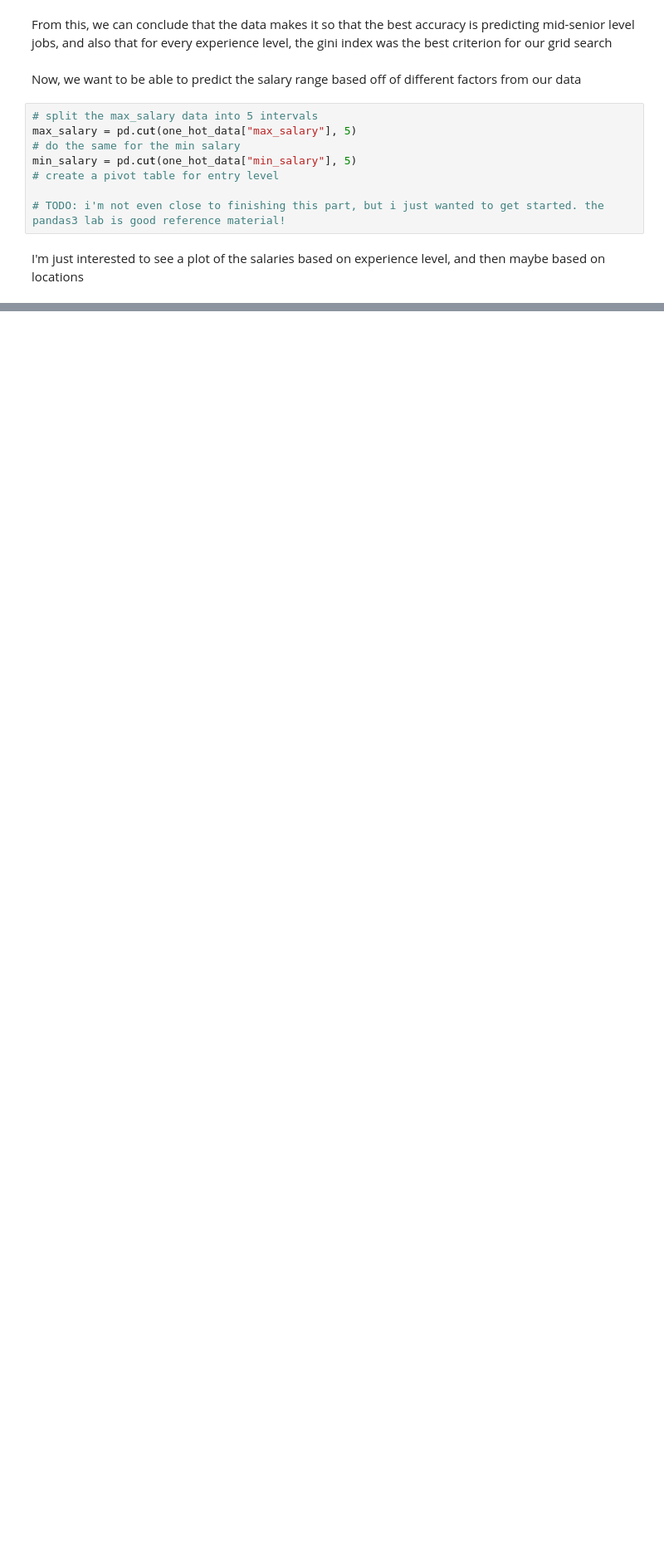
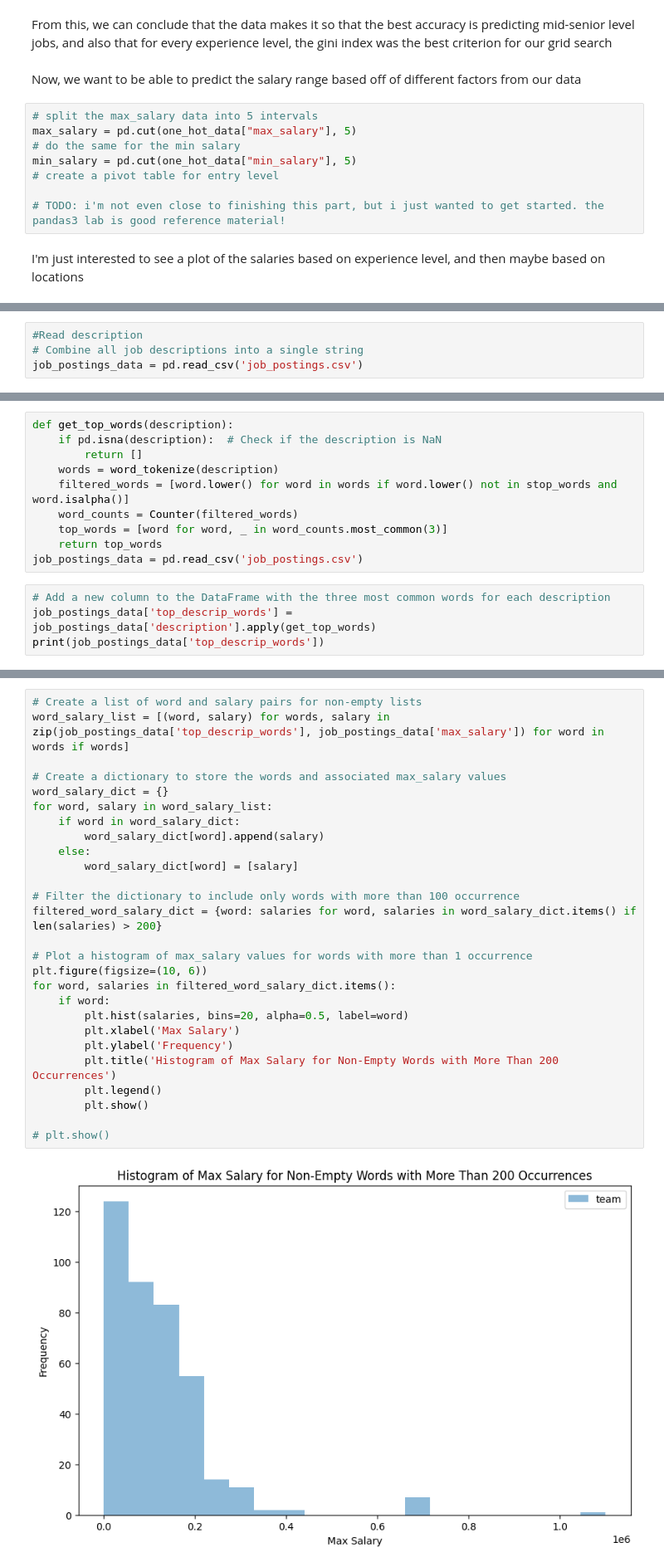
Before and after one commit to sarahwinters64/portfolio_projects, a Jupyter notebook: job_postings_cleanup.ipynb, the cells around one changed output, grey strips where cells are left out. Shown at 83% size. Saved outputs shown, nothing was run; the diff lists cells and outputs as text; blank space fills up the shorter version.

```diff
--- a/job_postings_cleanup.ipynb
+++ b/job_postings_cleanup.ipynb
@@ -308,0 +328,4 @@ I'm just interested to see a plot of the salaries based on experience level, and
+# %%
+#Read description
+# Combine all job descriptions into a single string
+job_postings_data = pd.read_csv('job_postings.csv')
@@ -308,0 +356,14 @@ I'm just interested to see a plot of the salaries based on experience level, and
+# %%
+def get_top_words(description):
+    if pd.isna(description):  # Check if the description is NaN
+        return []
+    words = word_tokenize(description)
+    filtered_words = [word.lower() for word in words if word.lower() not in stop_words and word.isalpha()]
+    word_counts = Counter(filtered_words)
+    top_words = [word for word, _ in word_counts.most_common(3)]
+    return top_words
+job_postings_data = pd.read_csv('job_postings.csv')
+# %%
+# Add a new column to the DataFrame with the three most common words for each description
+job_postings_data['top_descrip_words'] = job_postings_data['description'].apply(get_top_words)
+print(job_postings_data['top_descrip_words'])
@@ -308,0 +383,29 @@ I'm just interested to see a plot of the salaries based on experience level, and
+# %%
+# Create a list of word and salary pairs for non-empty lists
+word_salary_list = [(word, salary) for words, salary in zip(job_postings_data['top_descrip_words'], job_postings_data['max_salary']) for word in words if words]
+
+# Create a dictionary to store the words and associated max_salary values
+word_salary_dict = {}
+for word, salary in word_salary_list:
+    if word in word_salary_dict:
+        word_salary_dict[word].append(salary)
+    else:
+        word_salary_dict[word] = [salary]
+
+# Filter the dictionary to include only words with more than 100 occurrence
+filtered_word_salary_dict = {word: salaries for word, salaries in word_salary_dict.items() if len(salaries) > 200}
+
+# Plot a histogram of max_salary values for words with more than 1 occurrence
+plt.figure(figsize=(10, 6))
+for word, salaries in filtered_word_salary_dict.items():
+    if word:
+        plt.hist(salaries, bins=20, alpha=0.5, label=word)
+        plt.xlabel('Max Salary')
+        plt.ylabel('Frequency')
+        plt.title('Histogram of Max Salary for Non-Empty Words with More Than 200 Occurrences')
+        plt.legend()
+        plt.show()
+
+# plt.show()
+# %% [output]
+[figure, added]
```
Also changed, not shown: parts of 21 cells of this notebook, 1 other file.
